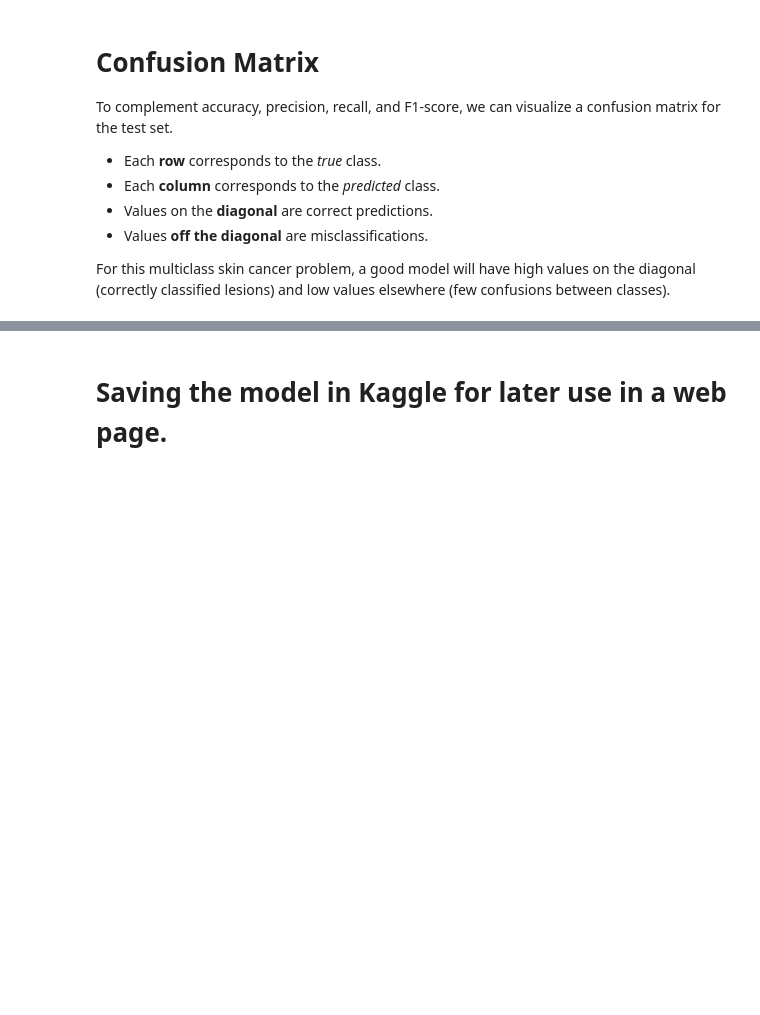
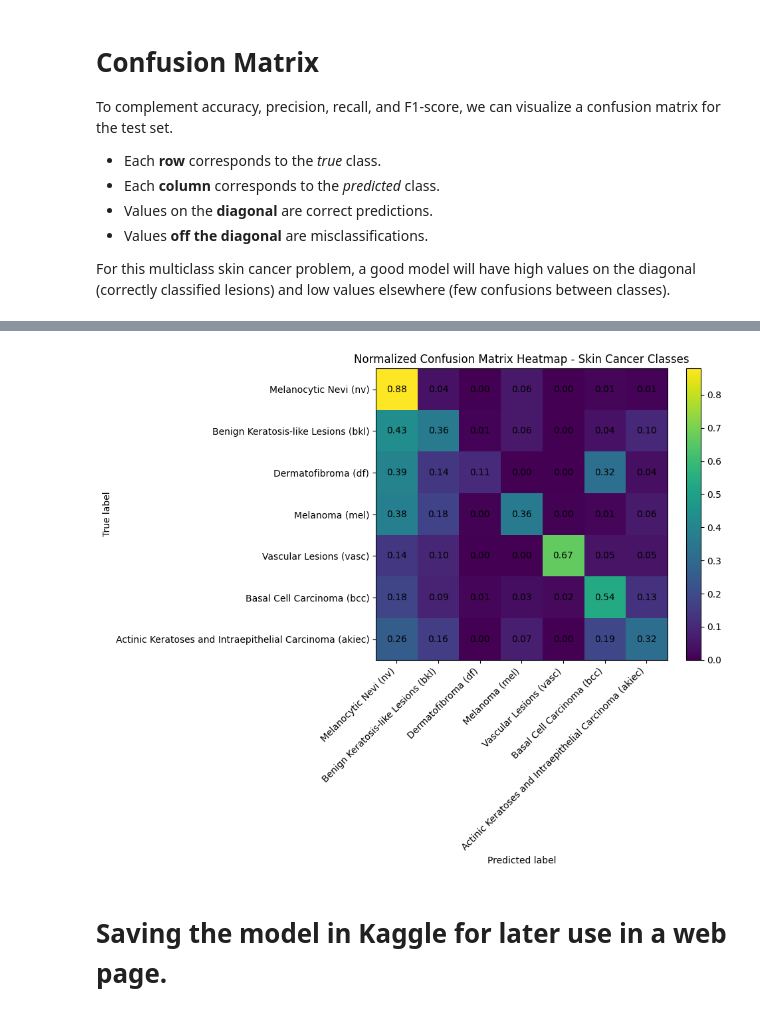
Before and after one commit to SL0W-HAND/melanoma_project, a Jupyter notebook: notebook/MelanomaProyect.ipynb, the cells around one changed output, grey strips where cells are left out. Cells and saved outputs as stored; diff of their text form; code cells hidden in the pictures; blank space fills up the shorter version.

Commit message:
Kaggle Notebook | MelanomaProyect | version 13 stable

```diff
--- a/notebook/MelanomaProyect.ipynb
+++ b/notebook/MelanomaProyect.ipynb
@@ -371,4 +490,4 @@ history = model.fit(X_train_image, y_encoded_train,
                     validation_data=(X_test_image, y_encoded_test),
                     batch_size=32,
                     validation_split=.2,
-                    epochs=1)
+                    epochs=12)
@@ -439,3 +601,27 @@ plt.show()
+# %%
+cm_norm = cm.astype("float") / cm.sum(axis=1, keepdims=True)
+
+plt.figure(figsize=(10, 8))
+plt.imshow(cm_norm)
+plt.colorbar()
+
+plt.xticks(range(len(classes)), classes, rotation=45, ha="right")
+plt.yticks(range(len(classes)), classes)
+
+# Annotate values (percentages)
+for i in range(cm_norm.shape[0]):
+    for j in range(cm_norm.shape[1]):
+        plt.text(j, i, f"{cm_norm[i, j]:.2f}",
+                 ha="center", va="center")
+
+plt.xlabel("Predicted label")
+plt.ylabel("True label")
+plt.title("Normalized Confusion Matrix Heatmap - Skin Cancer Classes")
+plt.tight_layout()
+plt.savefig("/kaggle/working/confusion-matrix-heatmap.png", dpi=300)
+plt.show()
+# %% [output]
+[figure, added]
 # %% [markdown]
 # Saving the model in Kaggle for later use in a web page.
 # %%
```
Also changed, not shown: parts of 28 cells of this notebook.
